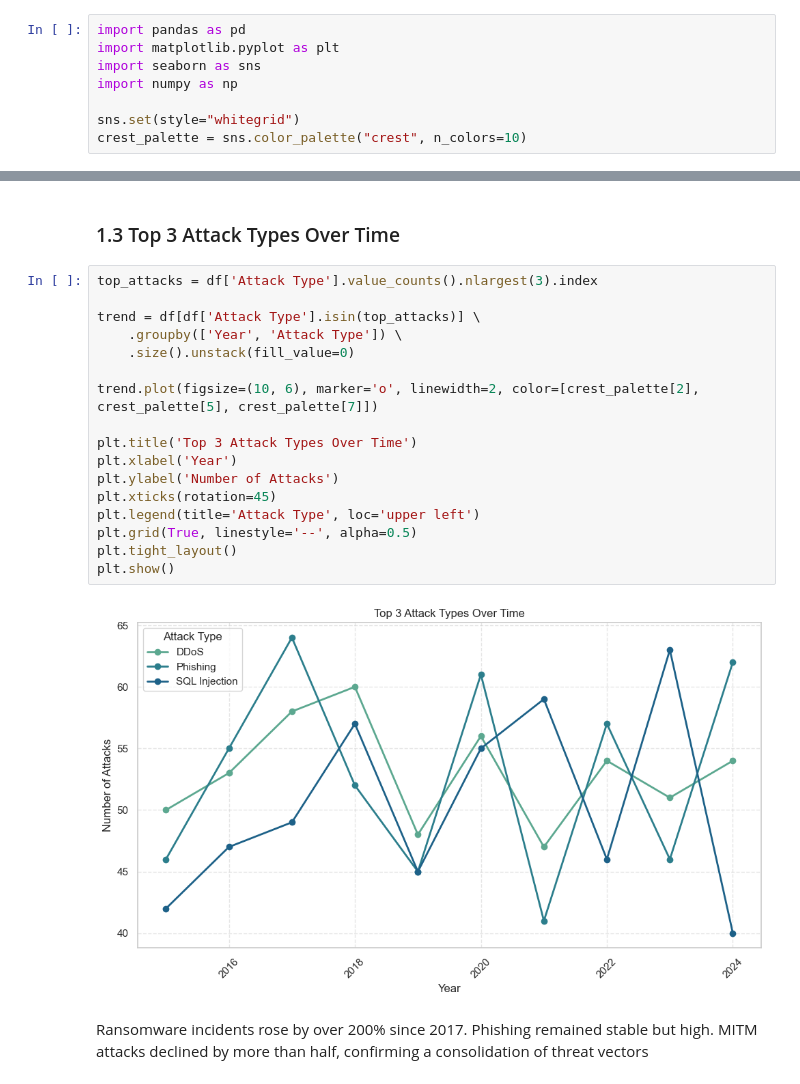
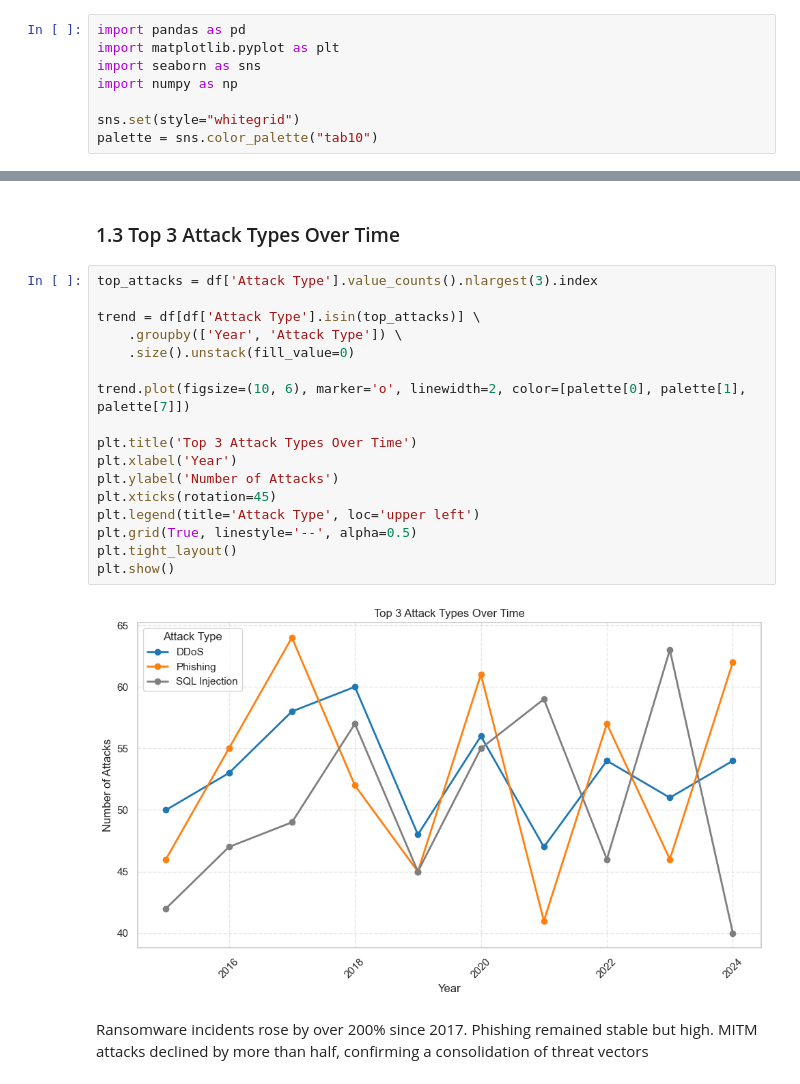
Before and after one commit to dolludaa/Global-Cybersecurity-Threats-2015-2024, a Jupyter notebook: business_analysis.ipynb, the cells around one changed output, grey strips where cells are left out. Cells and saved outputs as stored; diff of their text form.

```diff
--- a/business_analysis.ipynb
+++ b/business_analysis.ipynb
@@ -56,7 +56,7 @@ import seaborn as sns
 import numpy as np
 
 sns.set(style="whitegrid")
-crest_palette = sns.color_palette("crest", n_colors=10)
+palette = sns.color_palette("tab10")
 # %% [markdown]
 ### Data Source:
 https://www.kaggle.com/datasets/atharvasoundankar/global-cybersecurity-threats-2015-2024
@@ -141,22 +173,22 @@ The differences highlight that the same defense won't work for both — each req
 # %%
 top_attacks = df['Attack Type'].value_counts().nlargest(3).index
 
 trend = df[df['Attack Type'].isin(top_attacks)] \
     .groupby(['Year', 'Attack Type']) \
     .size().unstack(fill_value=0)
 
-trend.plot(figsize=(10, 6), marker='o', linewidth=2, color=[crest_palette[2], crest_palette[5], crest_palette[7]])
+trend.plot(figsize=(10, 6), marker='o', linewidth=2, color=[palette[0], palette[1], palette[7]])
 
 plt.title('Top 3 Attack Types Over Time')
 plt.xlabel('Year')
 plt.ylabel('Number of Attacks')
 plt.xticks(rotation=45)
 plt.legend(title='Attack Type', loc='upper left')
 plt.grid(True, linestyle='--', alpha=0.5)
 plt.tight_layout()
 plt.show()
 # %% [output]
-[figure, old version]
+[figure, new version]
 # %% [markdown]
 Ransomware incidents rose by over 200% since 2017. Phishing remained stable but high. MITM attacks declined by more than half, confirming a consolidation of threat vectors
 # %% [markdown]
```
Also changed, not shown: parts of 11 cells of this notebook.
